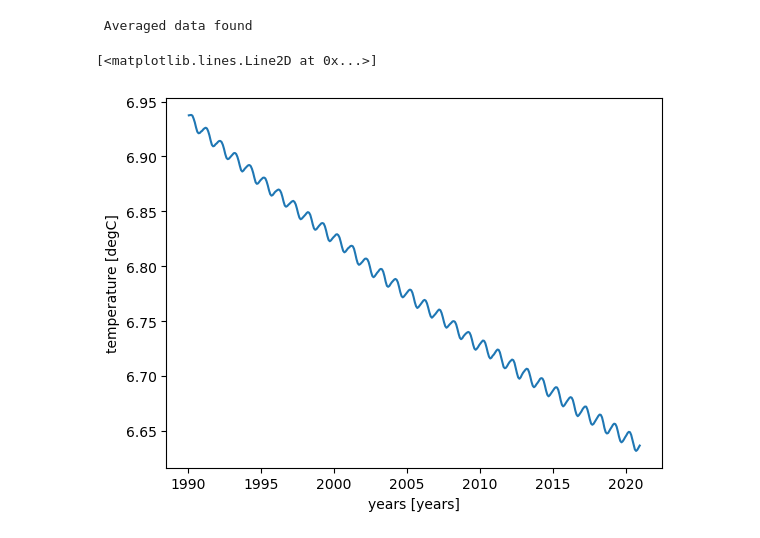
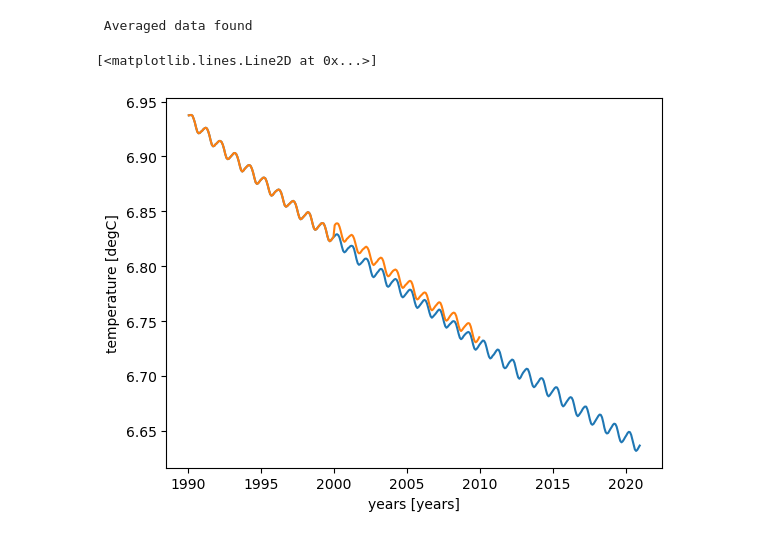
Before and after one commit to asozza/stece, a Jupyter notebook: osprey/notebooks/test_postreader.ipynb, the cells around one changed output. Drawn from its saved outputs; the diff is of its cells as text; code cells hidden in the pictures.

```diff
--- a/osprey/notebooks/test_postreader.ipynb
+++ b/osprey/notebooks/test_postreader.ipynb
@@ -4,12 +4,15 @@ import numpy as np
 import xarray as xr
 import matplotlib.pyplot as plt
 from osprey.actions.post_reader import postreader_averaged
+# %%
+fdata = postreader_averaged(expname='FE01', startyear=1990, endyear=2010, varname='thetao', diagname='timeseries')
 # %%
 data = postreader_averaged(expname='lfr0', startyear=1990, endyear=2020, varname='thetao', diagname='timeseries')
 # %% [output]
  Averaged data found
 # %%
 data['thetao'].plot()
+fdata['thetao'].plot()
 # %% [output]
 [<matplotlib.lines.Line2D at 0x...>]
-[figure, old version]
+[figure, new version]
```
Also changed, not shown: 8 other files.
